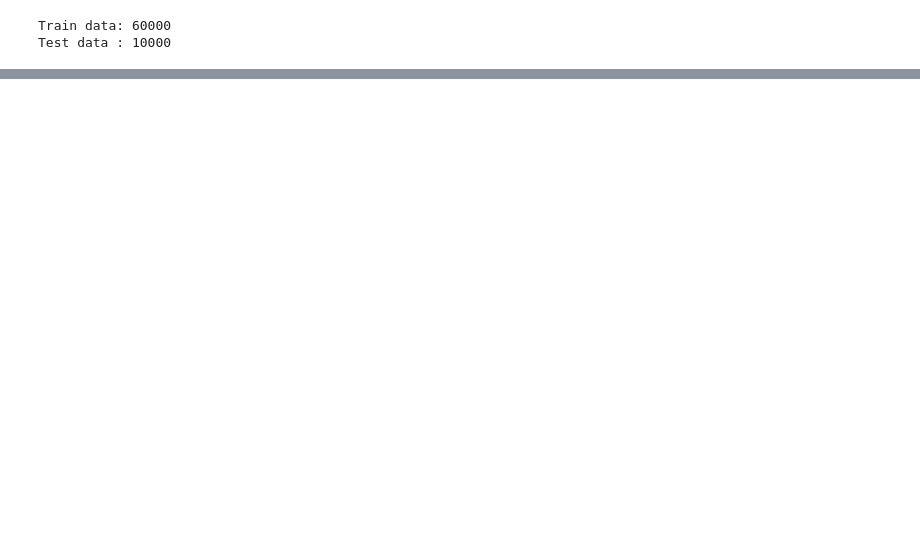
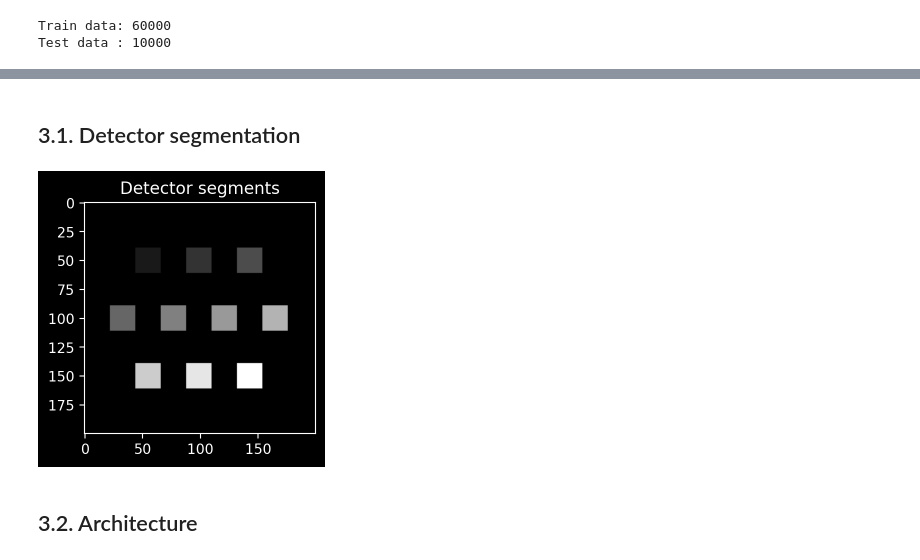
Before and after one commit to antoshkabest/SVETlANNa, a Jupyter notebook: examples/pipeline/02_mnist_pipeline.ipynb, the cells around one changed output, grey strips where cells are left out. Cells and saved outputs as stored; diff of their text form; code cells hidden in the pictures; blank space fills up the shorter version.

```diff
--- a/examples/pipeline/02_mnist_pipeline.ipynb
+++ b/examples/pipeline/02_mnist_pipeline.ipynb
@@ -117,0 +187,48 @@ Test data : 10000
+# %% [markdown]
+## 3.1. Detector segmentation
+# %%
+# size of each segment
+x_segment_nodes = int(x_layer_nodes / 9)
+y_segment_nodes = int(y_layer_nodes / 9)  # each segment of size = (y_segment_nodes, x_segment_nodes)
+# %%
+# coordinates of segments left upper corners (in nodes)
+segments_corners = {}
+
+for ind, label in enumerate(range(3)):
+    segments_corners[label] = (
+        y_layer_nodes // 4 - y_segment_nodes // 2,
+        2 * x_segment_nodes + ind * (2 * x_segment_nodes)
+    )
+
+for ind, label in enumerate(range(3, 7)):
+    segments_corners[label] = (
+        y_layer_nodes // 2 - y_segment_nodes // 2,
+        x_segment_nodes + ind * (2 * x_segment_nodes)
+    )
+
+for ind, label in enumerate(range(7, 10)):
+    segments_corners[label] = (
+        3 * y_layer_nodes // 4 - y_segment_nodes // 2,
+        2 * x_segment_nodes + ind * (2 * x_segment_nodes)
+    )
+# %%
+# create a mask for detector
+detector_mask = torch.ones(
+    size=(y_layer_nodes, x_layer_nodes),
+) * (-1)
+
+for label in segments_corners.keys():
+    y_node, x_node = segments_corners[label]
+    detector_mask[y_node:y_node + y_segment_nodes, x_node:x_node + x_segment_nodes] = label
+# %%
+# let's take a look at a beam intensity distribution
+fig, ax0 = plt.subplots(1, 1, figsize=(3, 3))
+
+ax0.set_title(f'Detector segments')
+ax0.imshow(detector_mask, cmap='grey')
+
+plt.show()
+# %% [output]
+[figure, added]
+# %% [markdown]
+## 3.2. Architecture
```
Also changed, not shown: parts of 13 cells of this notebook.
